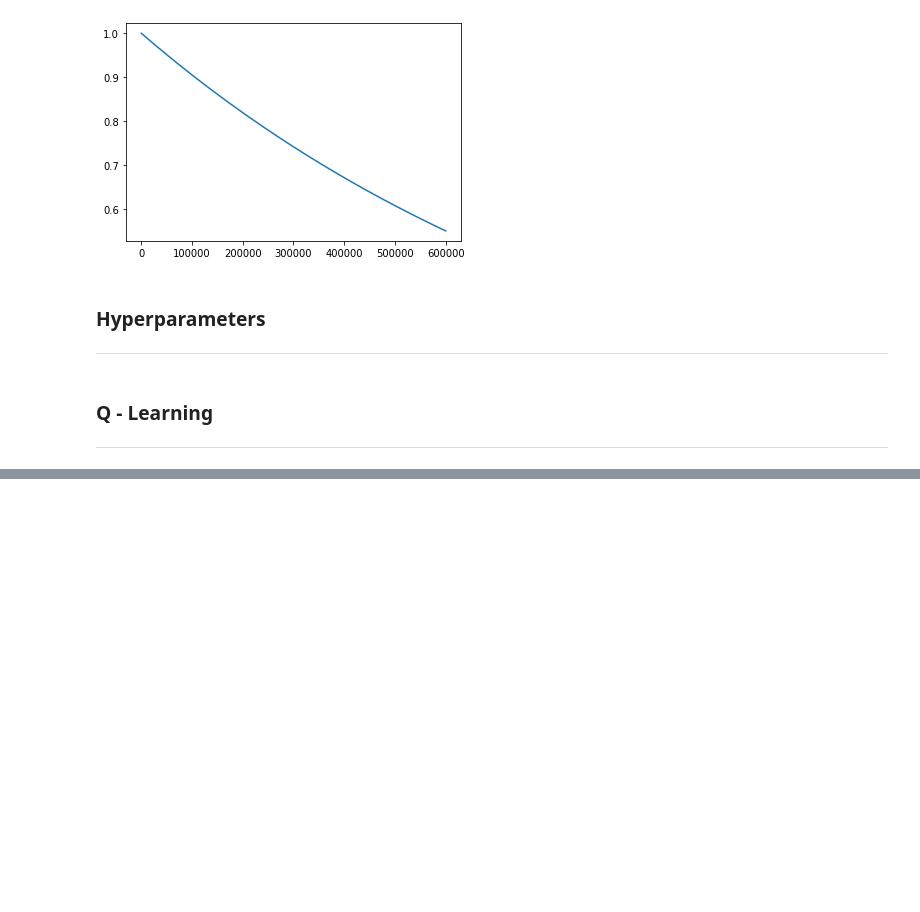
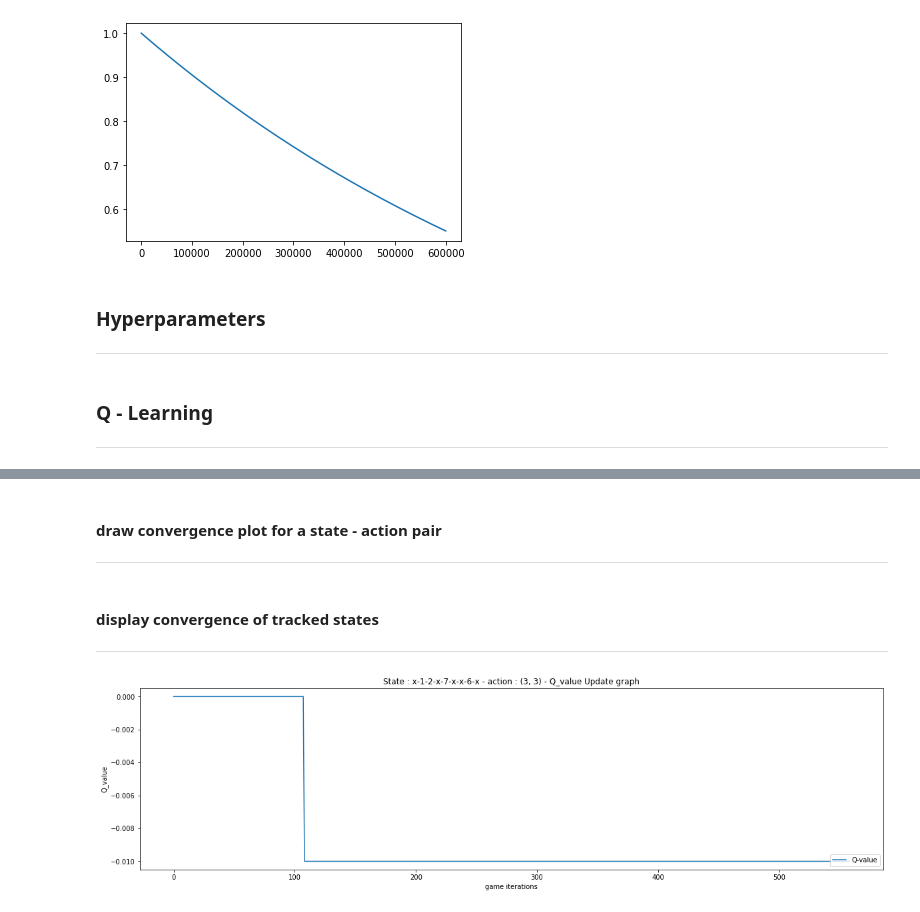
Before and after one commit to dhrubach/rl-tic-tac-toe, a Jupyter notebook: tc_agent.ipynb, the cells around one changed output, grey strips where cells are left out. Drawn from its saved outputs; the diff is of its cells as text; code cells hidden in the pictures; blank space fills up the shorter version.

Commit message:
update(agent) : q-values convergence

```diff
--- a/tc_agent.ipynb
+++ b/tc_agent.ipynb
@@ -433,0 +453,10 @@ Number of tie games - 6
+# %%
+state_track_val = collections.defaultdict(dict)
+
+for state in tracked_states.keys():
+    for action in tracked_states[state].keys():
+        qvals = tracked_states[state][action]
+        total_tracked_values = len(qvals)
+        state_track_val[state][action] = total_tracked_values
+
+state_track_val
@@ -433,0 +473,24 @@ Number of tie games - 6
+# %% [markdown]
+#### draw convergence plot for a state - action pair
+---
+# %%
+def plot_q_val_convergence(state, action):
+    plt.figure(figsize=(20, 5))
+
+    iterations = state_track_val[state][action]
+    plt.plot(range(0, iterations), tracked_states[state][action])
+
+    plt.xlabel("game iterations")
+    plt.ylabel("Q_value")
+
+    plt.title("State : {0} - action : {1} - Q_value Update graph".format(state, action))
+    plt.legend(["Q-value"], loc="lower right")
+
+    plt.show()
+# %% [markdown]
+#### display convergence of tracked states
+---
+# %%
+plot_q_val_convergence('x-1-2-x-7-x-x-6-x', (3,3))
+# %% [output]
+[figure, added]
```
Also changed, not shown: parts of 7 cells of this notebook.
